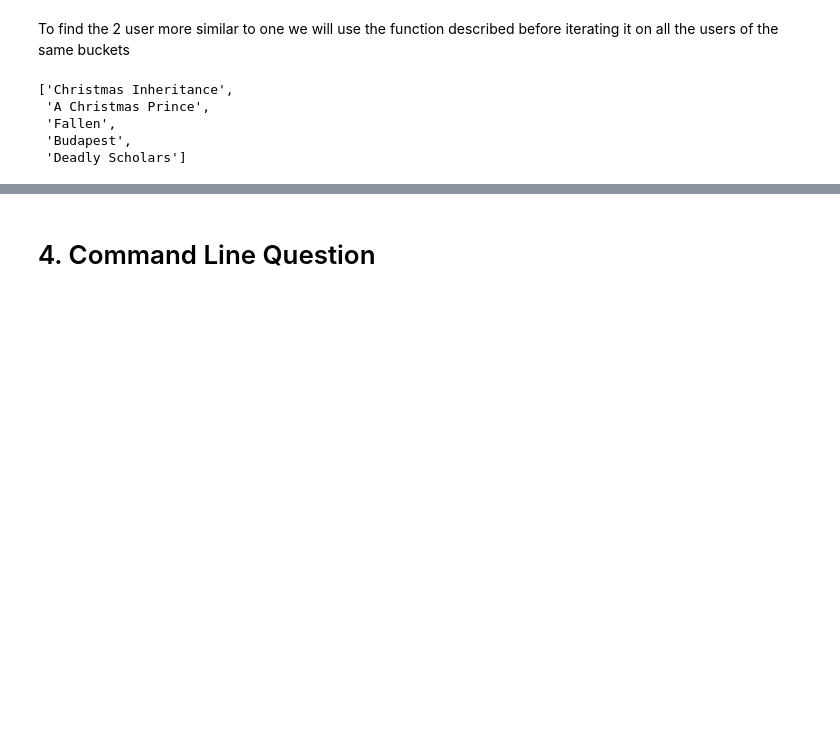
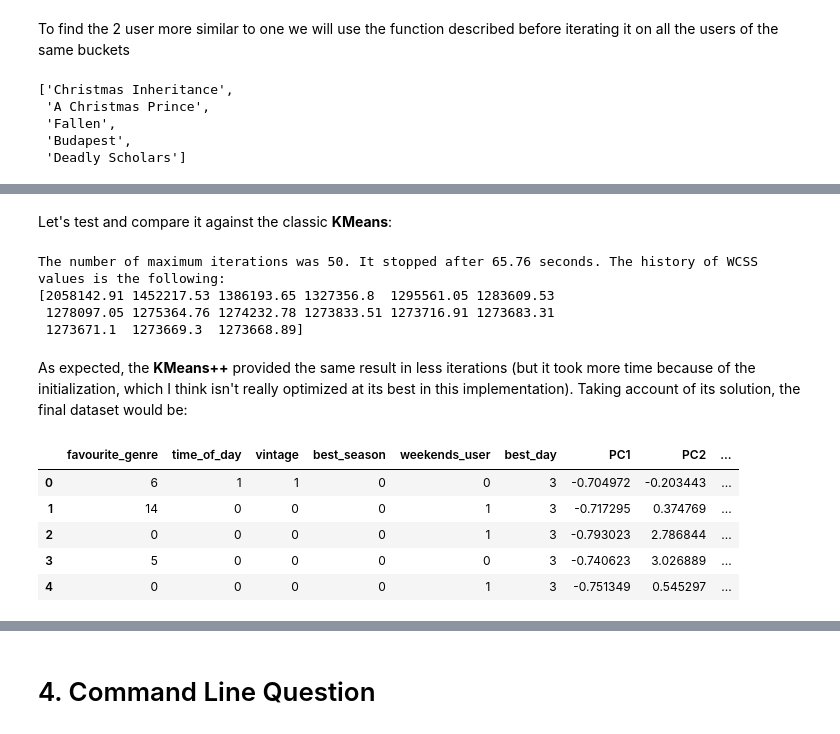
Before and after one commit to Antomei23/ADM-HW4, a Jupyter notebook: main.ipynb, the cells around one changed output, grey strips where cells are left out. Cells and saved outputs as stored; diff of their text form; code cells hidden in the pictures; blank space fills up the shorter version.

```diff
--- a/main.ipynb
+++ b/main.ipynb
@@ -252,0 +1143,2 @@ Query
+# %% [markdown]
+Let's test and compare it against the classic **KMeans**:
@@ -252,0 +1148,24 @@ Query
+# %%
+print('The number of maximum iterations was 50. It stopped after '+ str(round(time_elapsed_pp,2))+' seconds. The history of WCSS values is the following:')
+print(np.around(lossvals_pp,2)) # Same local optima but it found it in much less iterations
+# %% [output]
+The number of maximum iterations was 50. It stopped after 65.76 seconds. The history of WCSS values is the following:
+[2058142.91 1452217.53 1386193.65 1327356.8  1295561.05 1283609.53
+ 1278097.05 1275364.76 1274232.78 1273833.51 1273716.91 1273683.31
+ 1273671.1  1273669.3  1273668.89]
+# %% [markdown]
+As expected, the **KMeans++** provided the same result in less iterations (but it took more time because of the initialization, which I think isn't really optimized at its best in this implementation). Taking account of its solution, the final dataset would be:
+# %%
+########## DISCLAIMER ###########
+# KMEANS++ WAS RUN WITHOUT SEED AND THE RESULT HANDED IN CSV FORMAT
+# TO ANOTHER GROUP MEMBER IN ORDER TO MAKE HIM ABLE TO DO PART 2.4.
+# TO AVOID DISCREPANCIES, THE SAME DATASET WILL BE IMPORTED FROM A CSV FILE.
+clustered_df = pd.read_csv('final_dataset.csv')
+display(clustered_df.head())
+# %% [output]
+|  | favourite_genre | time_of_day | vintage | best_season | weekends_user | best_day | PC1 | PC2 | ... |
+| 0 | 6 | 1 | 1 | 0 | 0 | 3 | -0.704972 | -0.203443 | ... |
+| 1 | 14 | 0 | 0 | 0 | 1 | 3 | -0.717295 | 0.374769 | ... |
+| 2 | 0 | 0 | 0 | 0 | 1 | 3 | -0.793023 | 2.786844 | ... |
+| 3 | 5 | 0 | 0 | 0 | 0 | 3 | -0.740623 | 3.026889 | ... |
+| 4 | 0 | 0 | 0 | 0 | 1 | 3 | -0.751349 | 0.545297 | ... |
```
Also changed, not shown: parts of 86 cells of this notebook.
